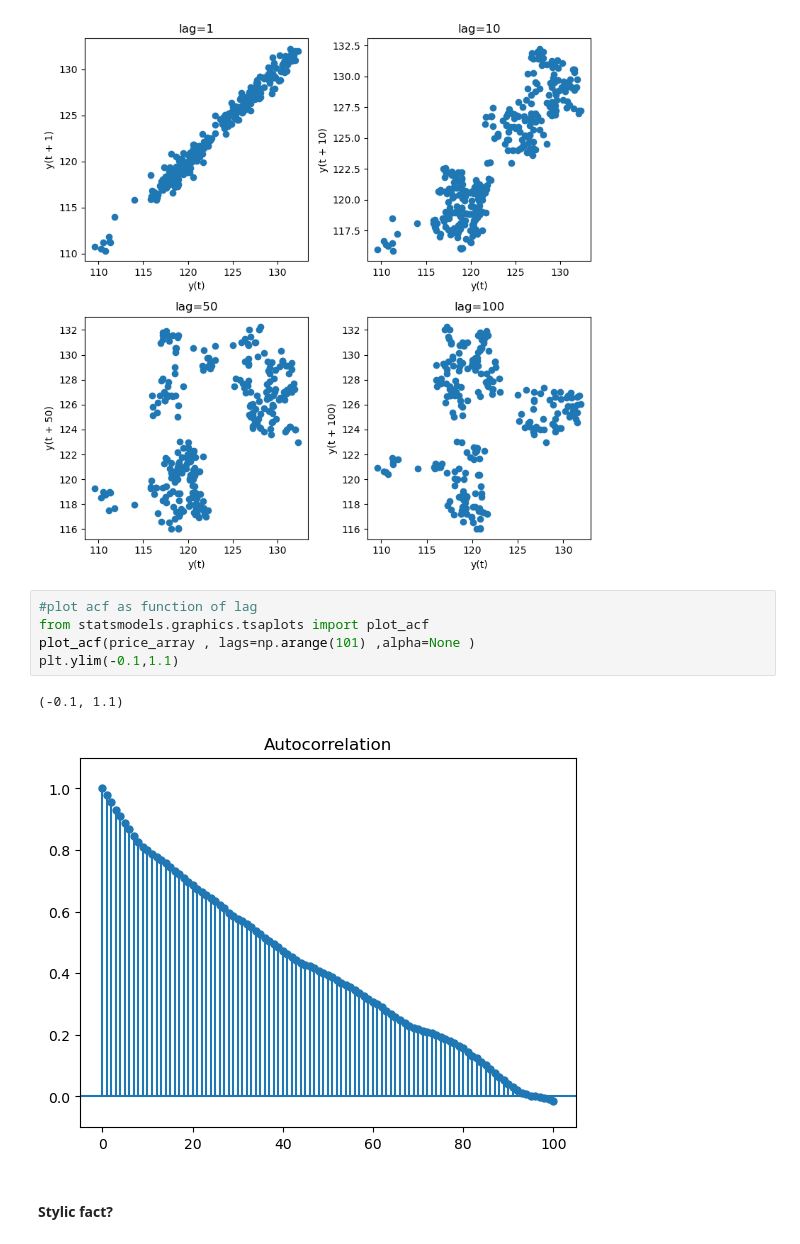
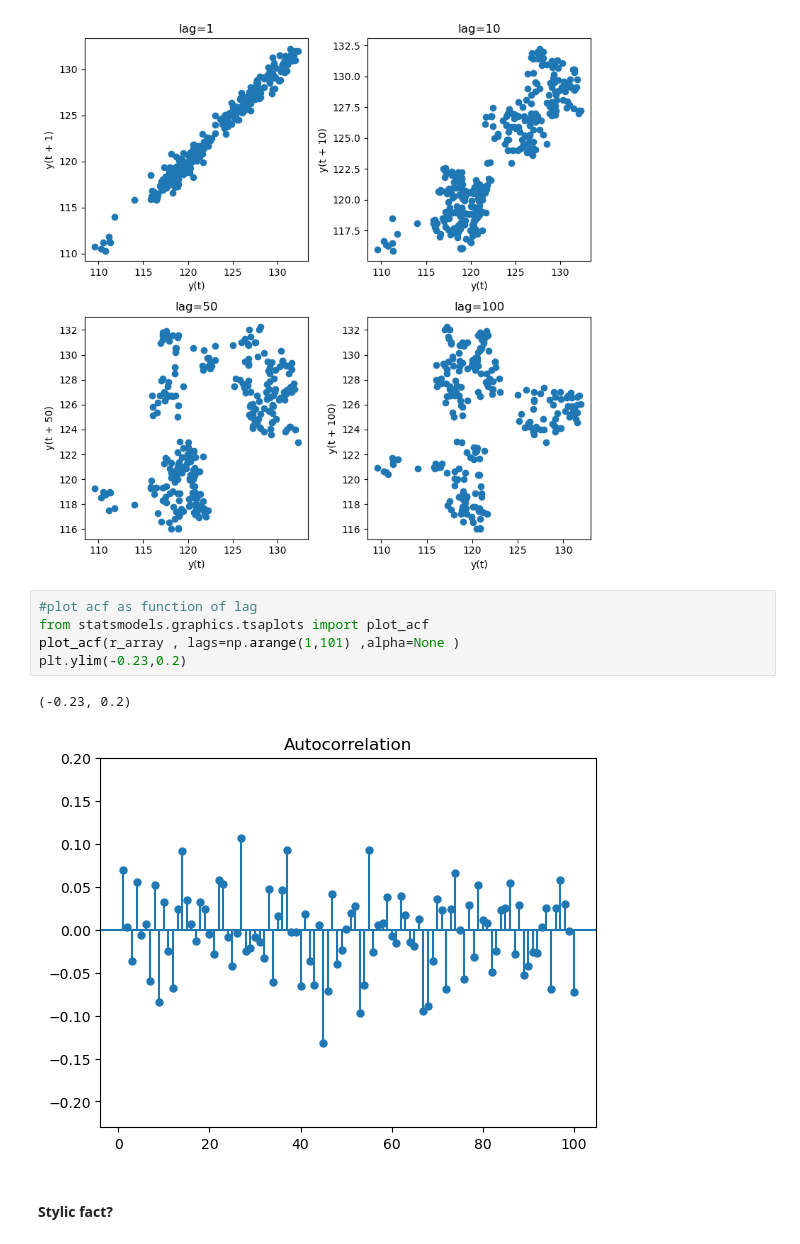
Before and after one commit to std92050/fin_math_110021515, a Jupyter notebook: Price statistics/price_pat_hand_stats.ipynb, the cells around one changed output. Drawn from its saved outputs; the diff is of its cells as text.

```diff
--- a/Price statistics/price_pat_hand_stats.ipynb
+++ b/Price statistics/price_pat_hand_stats.ipynb
@@ -122,10 +122,10 @@ plt.tight_layout()
 # %%
 #plot acf as function of lag
 from statsmodels.graphics.tsaplots import plot_acf
-plot_acf(price_array , lags=np.arange(101) ,alpha=None )
-plt.ylim(-0.1,1.1)
+plot_acf(r_array , lags=np.arange(1,101) ,alpha=None )
+plt.ylim(-0.23,0.2)
 # %% [output]
-(-0.1, 1.1)
+(-0.23, 0.2)
-[figure, old version]
+[figure, new version]
 # %% [markdown]
 #### Stylic fact?
```
Also changed, not shown: parts of 1 cell of this notebook, 4 other files.
